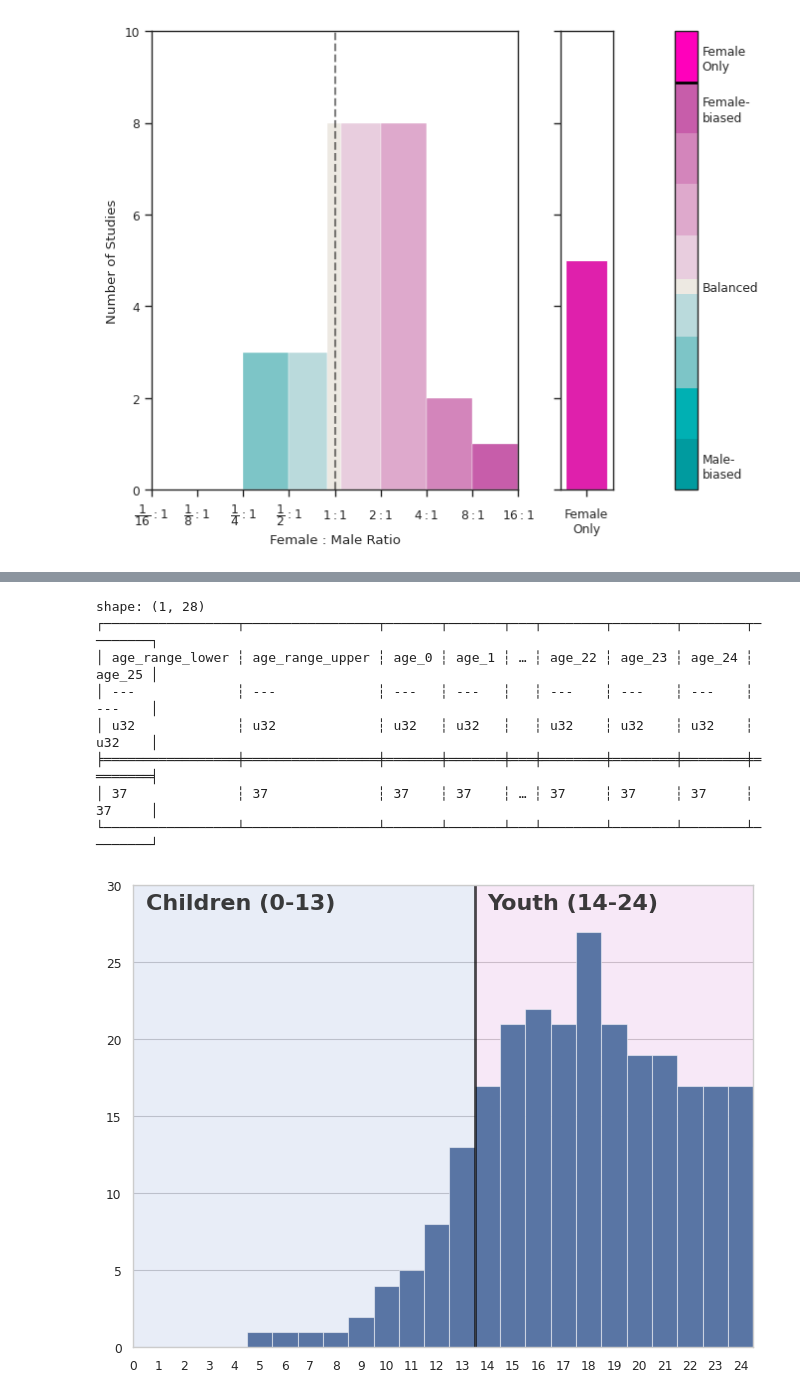
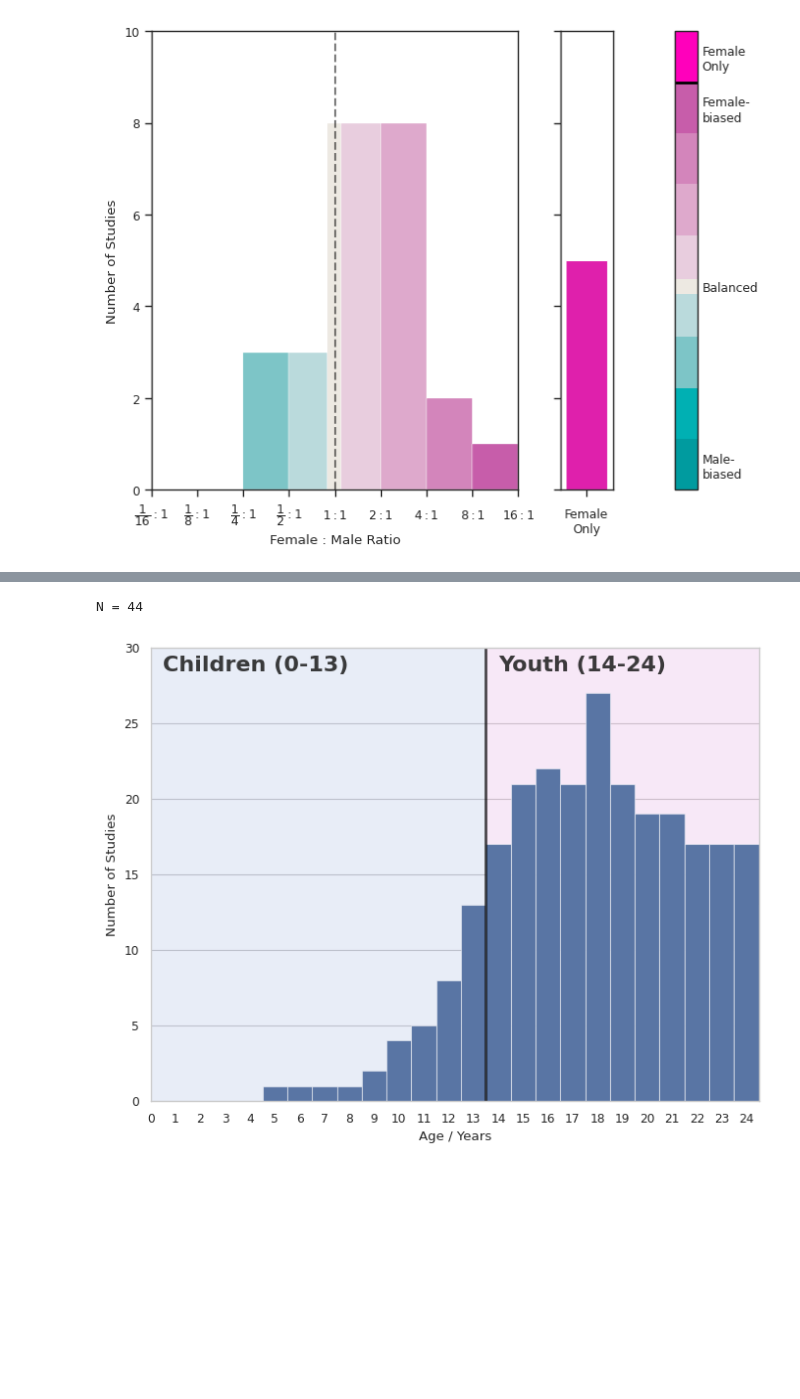
Before and after one commit to HCI-7B-Analysis/Data, a Jupyter notebook: analysis2_summary.ipynb, the cells around one changed output, grey strips where cells are left out. Saved outputs shown, nothing was run; the diff lists cells and outputs as text; code cells hidden in the pictures; blank space fills up the shorter version.

```diff
--- a/analysis2_summary.ipynb
+++ b/analysis2_summary.ipynb
@@ -24,8 +17,7 @@ Requirement already satisfied: threadpoolctl>=3.2.0 in /home/sammy99jsp/micromam
 Note: you may need to restart the kernel to use updated packages.
 # %%
 # The URL to the directory of manually-verified and -reviewed summary stats (in .json files)
-from typing import Any, Literal, Callable, TypeVar, TypedDict
-from pandas._libs.missing import NAType
+from typing import Any, Literal, Callable, Optional, TypeVar, TypedDict
 
 SUMMARY_DIR: str = "p1_reviewed/"
 
@@ -39,19 +31,18 @@ FIELDS = {
 }
 
 T = TypeVar("T")
-OrNA = T | NAType
 
 class Summary(TypedDict):
     paper_id: int
     category: Literal["Review", "Experiment"]
-    fieldwork_year: OrNA[int]
+    fieldwork_year: Optional[int]
     countries: list[str]
-    sample_size: OrNA[int]
-    age_range_lower: OrNA[int]
-    age_range_upper: OrNA[int]
-    gender_female: OrNA[int]
-    gender_male: OrNA[int]
-    gender_other: OrNA[int]
+    sample_size: Optional[int]
+    age_range_lower: Optional[int]
+    age_range_upper: Optional[int]
+    gender_female: Optional[int]
+    gender_male: Optional[int]
+    gender_other: Optional[int]
 # %%
 import rapidjson
 import os
@@ -318,7 +334,6 @@ frequency &  \\
 [figure]
 # %%
 from matplotlib.patches import Patch, Rectangle
-import polars as pl
 
 sns.set_theme("paper", "whitegrid")
 
@@ -326,47 +341,41 @@ fig, ax = plt.subplots(1, 1, figsize=(8, 6))
 
 
 age_range = list(range(26))
-
-by_ages = pl.DataFrame._from_pandas(studies[["age_range_lower", "age_range_upper"]].dropna())
+by_ages = studies.select(pl.col("age_range_lower", "age_range_upper"))
 by_ages = by_ages.with_columns(**{
     f"age_{i}": (i >= pl.col("age_range_lower") ).and_(i <= pl.col("age_range_upper")) for i in age_range
 })
 
-print(by_ages.count())
+print("N =", len(by_ages))
 ax.add_patch(Rectangle(xy=(-0.5, 0), width=14, height=30, facecolor="#4E74C720", edgecolor="#00000000"))
 ax.add_patch(Rectangle(xy=(13.5, 0), width=11, height=30, facecolor="#C74EC120", edgecolor="#00000000"))
 ax.set_xticks([*age_range, age_range[-1] + 0.5], labels=[*(f"{f}" for f in age_range), ""])
 sns.barplot(
     x=np.array(list([age -0.5 for age in age_range])),
     y=by_ages.select(pl.col(r"^age_[\d]*$")).sum().to_numpy()[0],
     gap=0.0,
     width=1.0,
     ax=ax,
     edgecolor="#ffffff80"
     # color="#ad1759"
 )
 
 ax.set_ylim(0, 30)
 ax.set_xlim(0, 24.5)
+ax.set_ylabel("Number of Studies")
+ax.set_xlabel("Age / Years")
 
 
 ax.axvline(13.5, color='black', linestyle="-", linewidth=2, alpha=0.7)
 ax.text(0.5, 29.5, "Children (0-13)", horizontalalignment="left", verticalalignment="top", fontsize=16, fontweight='bold', alpha=0.9)
 ax.text(14, 29.5, "Youth (14-24)", horizontalalignment="left", verticalalignment="top", fontsize=16, fontweight='bold', alpha=0.9)
 
 # by_ages.select(pl.col(r"^age_[\d]*$")).sum().to_numpy()
 
 fig.savefig("figs/studies-ages.pdf", transparent=True)
 # %% [output]
-shape: (1, 28)
-┌─────────────────┬─────────────────┬───────┬───────┬───┬────────┬────────┬────────┬────────┐
-│ age_range_lower ┆ age_range_upper ┆ age_0 ┆ age_1 ┆ … ┆ age_22 ┆ age_23 ┆ age_24 ┆ age_25 │
-│ ---             ┆ ---             ┆ ---   ┆ ---   ┆   ┆ ---    ┆ ---    ┆ ---    ┆ ---    │
-│ u32             ┆ u32             ┆ u32   ┆ u32   ┆   ┆ u32    ┆ u32    ┆ u32    ┆ u32    │
-╞═════════════════╪═════════════════╪═══════╪═══════╪═══╪════════╪════════╪════════╪════════╡
-│ 37              ┆ 37              ┆ 37    ┆ 37    ┆ … ┆ 37     ┆ 37     ┆ 37     ┆ 37     │
-└─────────────────┴─────────────────┴───────┴───────┴───┴────────┴────────┴────────┴────────┘
+N = 44
-[figure, old version]
+[figure, new version]
 # %%
 fig, ax = plt.subplots(1, 1, figsize=(10, 6), width_ratios=(8,))
 
```
Also changed, not shown: parts of 8 cells of this notebook, 13 other files.
